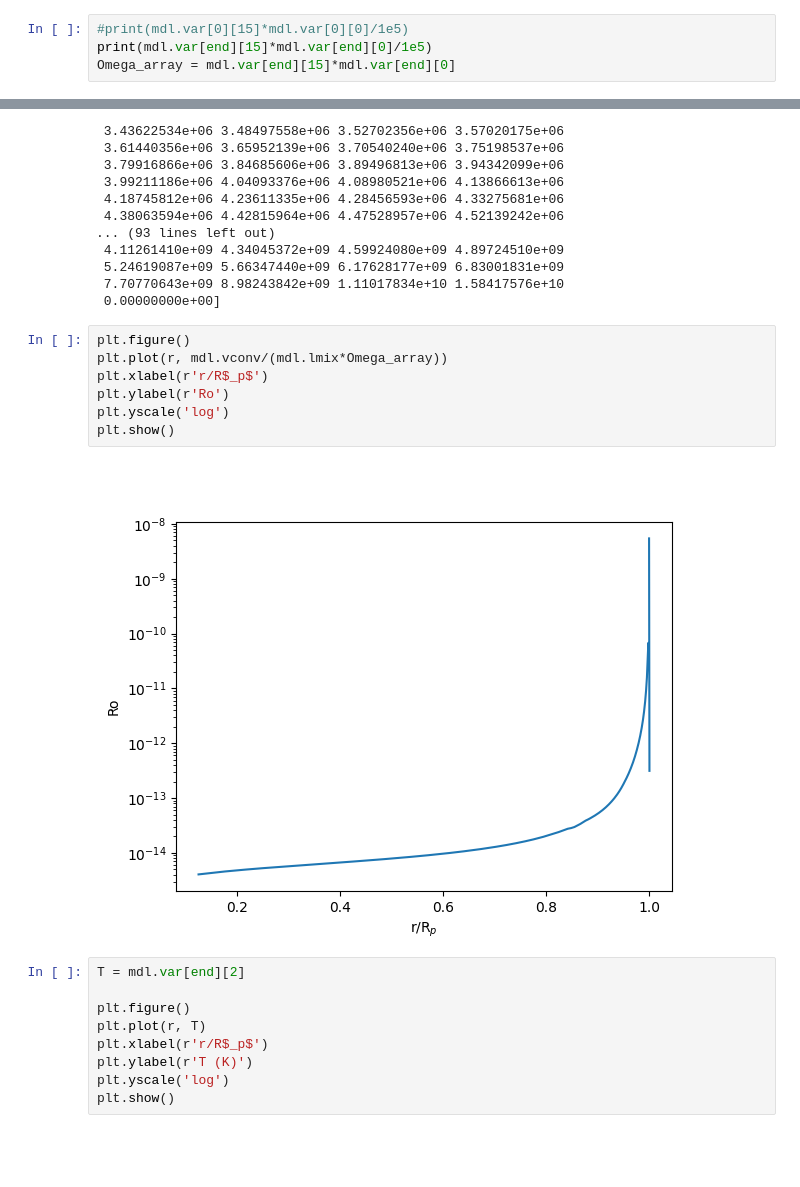
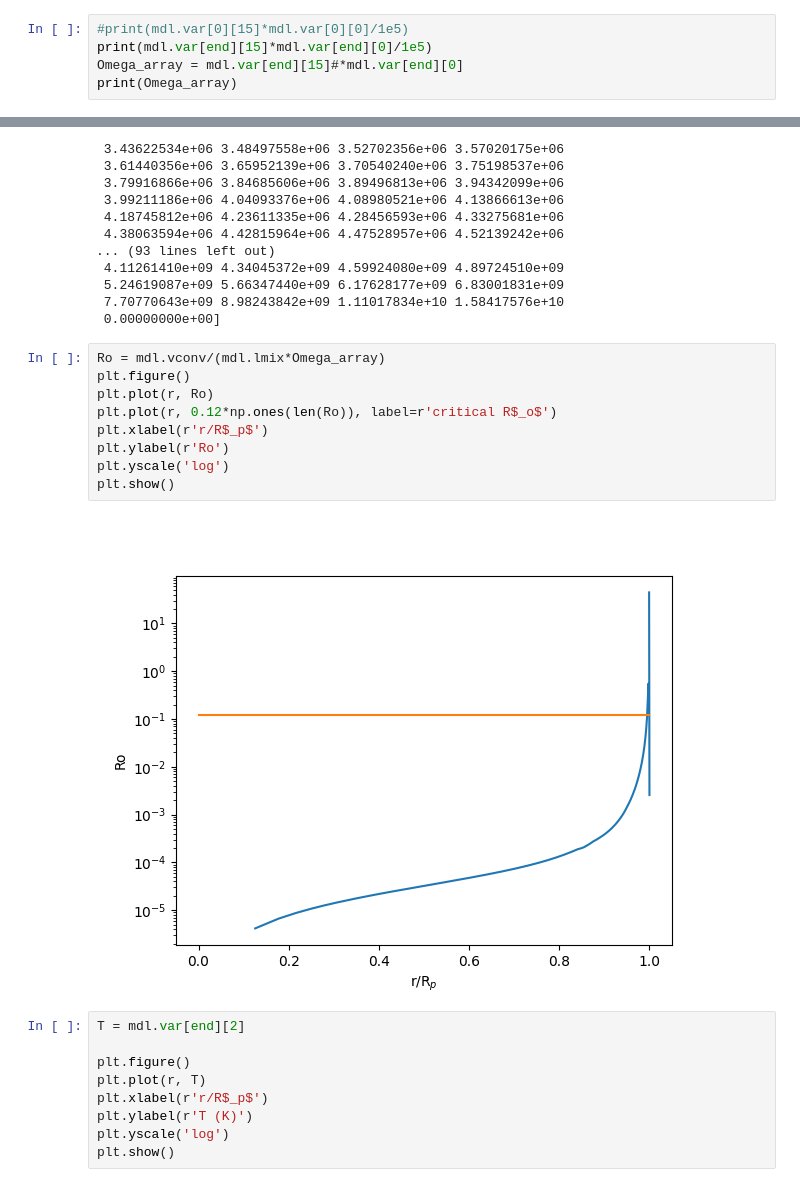
Before and after one commit to olwenrering/Gas-Dynamics-Project, a Jupyter notebook: test.ipynb, the cells around one changed output, grey strips where cells are left out. Drawn from its saved outputs; the diff is of its cells as text; blank space fills up the shorter version.

```diff
--- a/test.ipynb
+++ b/test.ipynb
@@ -88,7 +89,8 @@ print(mdl.var[0][0][0]/(1e2*R_jup.value))
 # %%
 #print(mdl.var[0][15]*mdl.var[0][0]/1e5)
 print(mdl.var[end][15]*mdl.var[end][0]/1e5)
-Omega_array = mdl.var[end][15]*mdl.var[end][0]
+Omega_array = mdl.var[end][15]#*mdl.var[end][0]
+print(Omega_array)
 # %% [output]
 [8.22485965 8.22178429 8.22090831 8.22026403 8.21971011 8.21919997
  8.21871322 8.21823997 8.21777535 8.21731732 8.21686543 8.21642018
@@ -185,14 +187,16 @@ print(mdl.lmix)
  7.70770643e+09 8.98243842e+09 1.11017834e+10 1.58417576e+10
  0.00000000e+00]
 # %%
+Ro = mdl.vconv/(mdl.lmix*Omega_array)
 plt.figure()
-plt.plot(r, mdl.vconv/(mdl.lmix*Omega_array))
+plt.plot(r, Ro)
+plt.plot(r, 0.12*np.ones(len(Ro)), label=r'critical R$_o$')
 plt.xlabel(r'r/R$_p$')
 plt.ylabel(r'Ro')
 plt.yscale('log')
 plt.show()
 # %% [output]
-[figure, old version]
+[figure, new version]
 # %%
 T = mdl.var[end][2]
 
```
Also changed, not shown: parts of 4 cells of this notebook.
